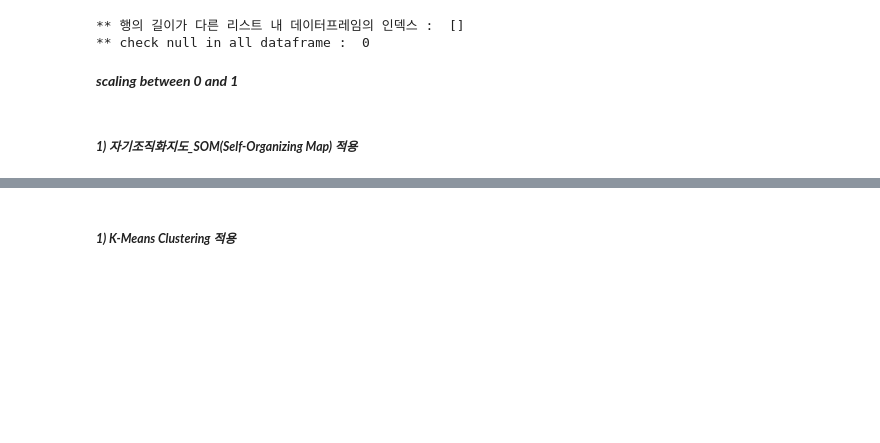
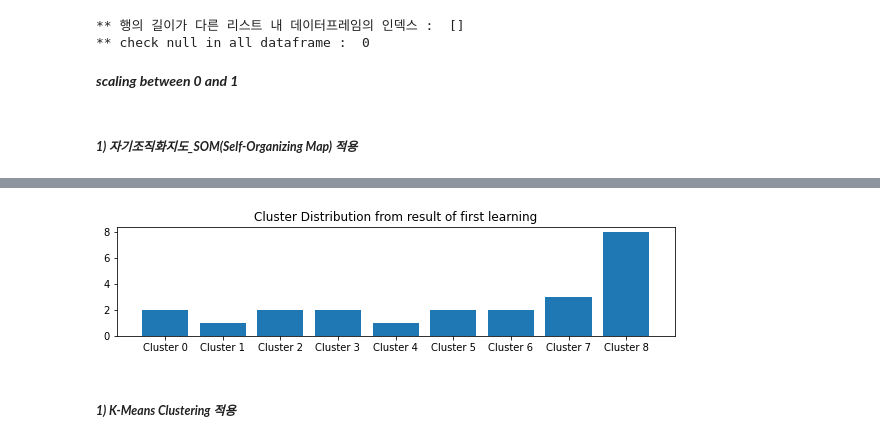
Before and after one commit to mwithgod3952/jh_Minor_Projects, a Jupyter notebook: Test_version_of_time_series_clustering_with_SOM_and_K_Means_clustering.ipynb, the cells around one changed output, grey strips where cells are left out. Saved outputs shown, nothing was run; the diff lists cells and outputs as text; code cells hidden in the pictures; blank space fills up the shorter version.

```diff
--- a/Test_version_of_time_series_clustering_with_SOM_and_K_Means_clustering.ipynb
+++ b/Test_version_of_time_series_clustering_with_SOM_and_K_Means_clustering.ipynb
@@ -328,3 +318,10 @@ display(map_df_lst[9])
 | MRTSSM44000USS | Cluster 9 |
+# %%
+plt.figure(figsize=(10, 2))
+plt.title("Cluster Distribution from result of first learning")
+plt.bar(cluster_n, dist_df[4])
+plt.show()
+# %% [output]
+[figure, added]
 # %% [markdown]
 ##### ***1) K-Means Clustering 적용***
```
Also changed, not shown: parts of 11 cells of this notebook.
